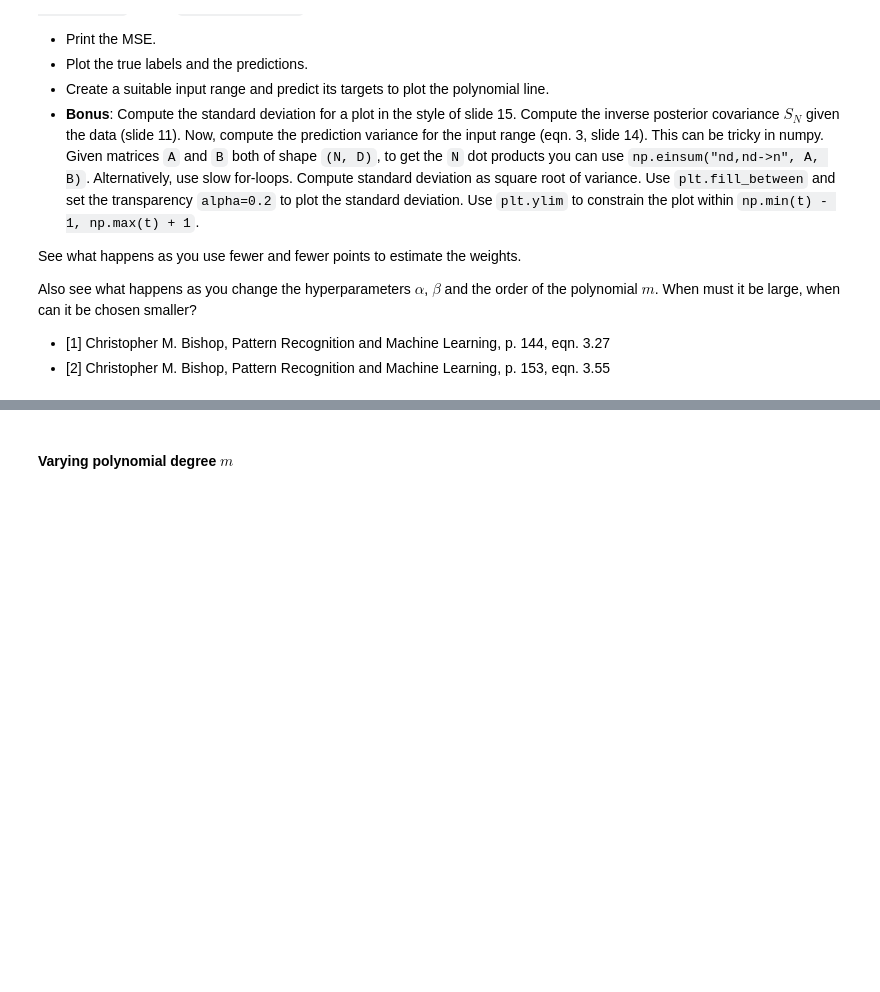
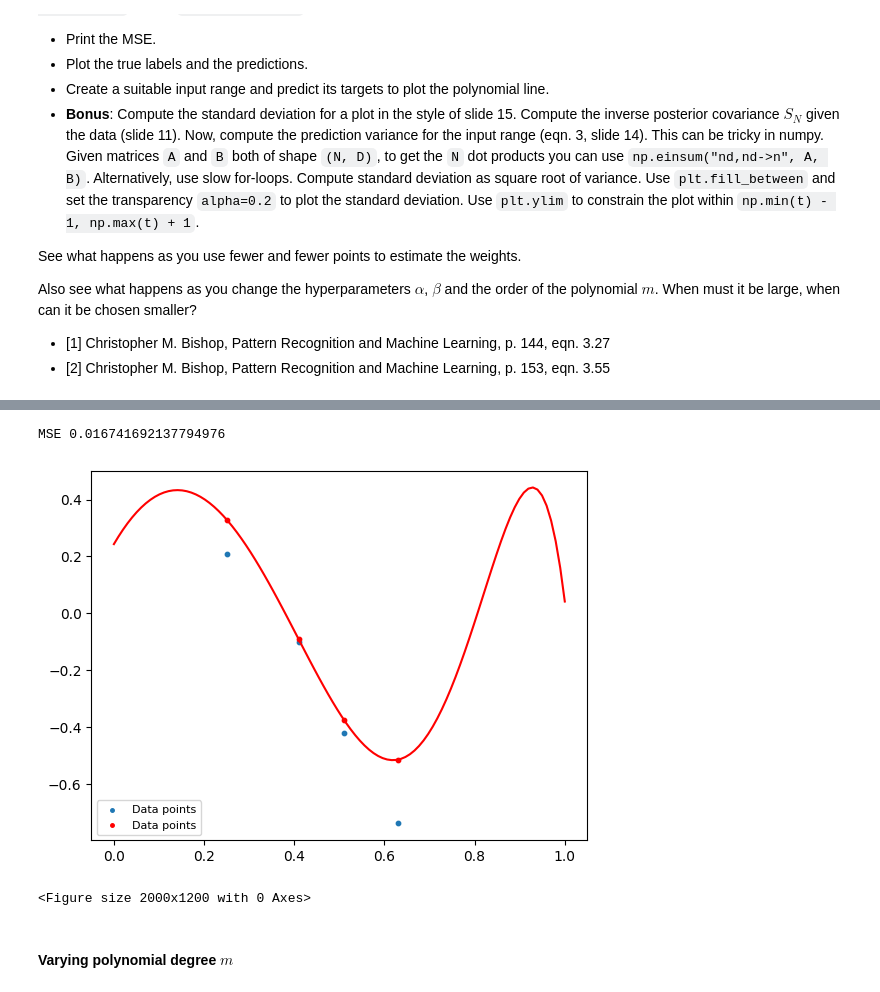
Before and after one commit to stefhacker/spr-exercises, a Jupyter notebook: ex05_regression/ex5_regression.ipynb, the cells around one changed output, grey strips where cells are left out. Cells and saved outputs as stored; diff of their text form; code cells hidden in the pictures; blank space fills up the shorter version.

```diff
--- a/ex05_regression/ex5_regression.ipynb
+++ b/ex05_regression/ex5_regression.ipynb
@@ -193,3 +186,43 @@ raise NotImplementedError
+# %%
+# START TODO ################
+# Build the reg_ridge_sci function as described above.
+# beta is the believe how noisy the data is(likelihood), and alpha is the weigth precision(prior)
+#  this slow alpha means we dont penalize high weigths, and the noise variance ist 1/10 = 0.1 so we believe in low noise
+from sklearn.model_selection import train_test_split
+x = data[:, 0]
+y = data[:, 1]
+x_train, x_test, y_train, y_test = train_test_split(x, y, test_size=0.2, random_state=50)
+
+def reg_ridge_sci(x, y, t, alpha = 0.001, beta = 10, degree = 10):
+    lam = alpha/beta
+    rid = Ridge(alpha=lam, solver="svd", fit_intercept=False)
+    model = make_pipeline(PolynomialFeatures(degree),
+                          rid)
+    expa_x = x[:, None]
+    expa_t = t[:, None]
+    model.fit(expa_x, y)
+
+
+    return model.predict(expa_t)
+
+y_preds = reg_ridge_sci(x_train, y_train, x_test)
+poly = reg_ridge_sci(x_train, y_train, np.linspace(0,1,100))
+
+print(f'MSE {np.mean((y_preds-y_test)**2)}')
+plt.scatter(x_test, y_test, marker='o', label='Data points', s = 10)
+plt.scatter(x_test, y_preds, marker='o', color = 'red', label='Data points', s = 10)
+plt.plot(np.linspace(0,1,100), poly, color = 'red')
+plt.legend(fontsize=8, markerscale=0.8)
+
+
+plt.figure(figsize=(20, 12))
+plt.show()
+
+# END TODO ################
+# %% [output]
+MSE 0.016741692137794976
+[figure, added]
+<Figure size 2000x1200 with 0 Axes>
 # %% [markdown]
 #### Varying polynomial degree $m$
 # %%
```
Also changed, not shown: parts of 9 cells of this notebook.
